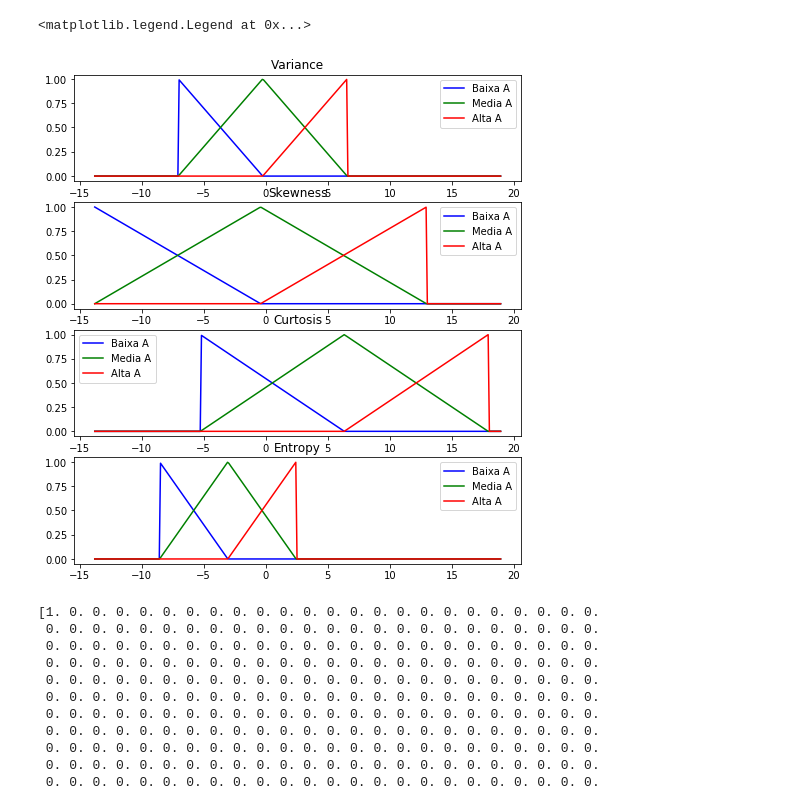
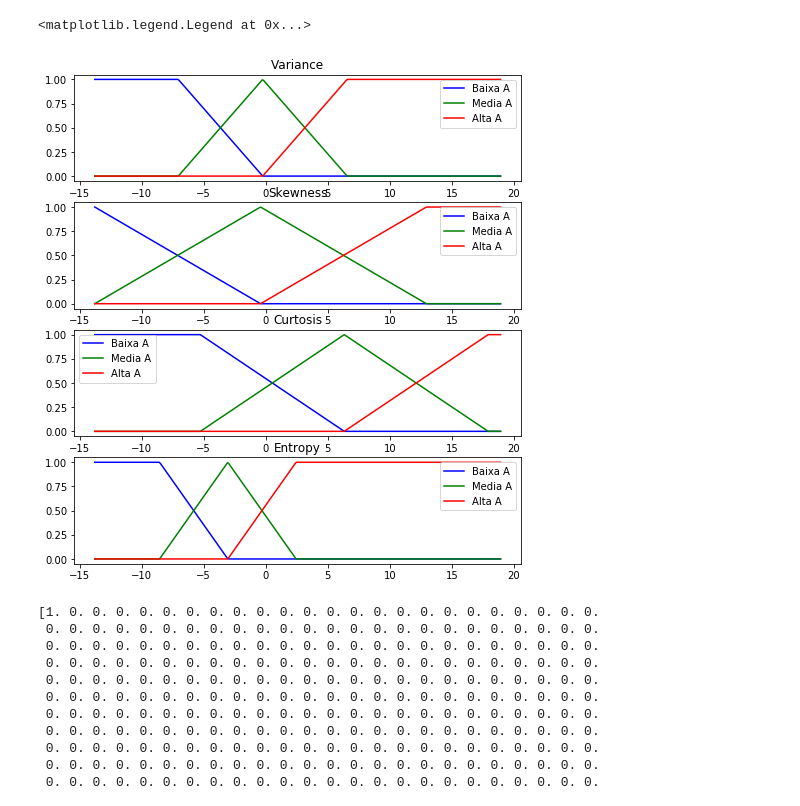
Before and after one commit to Minoro/data-science-theory, a Jupyter notebook: IA/fuzzy/Exercício de Fuzzy.ipynb, the cells around one changed output. Drawn from its saved outputs; the diff is of its cells as text; code cells hidden in the pictures.

```diff
--- a/IA/fuzzy/Exercício de Fuzzy.ipynb
+++ b/IA/fuzzy/Exercício de Fuzzy.ipynb
@@ -204,18 +147,33 @@ def get_min_max_step(data):
 
     return min_v, max_v, step
 
+def fill_array(data, start='left'):
+    i = 0
+    step = 1
+
+    if start == 'right':
+        i = -1
+        step = -1;
+
+    while data[i] == 0:
+        data[i] = 1
+        i += step
+    return data
+
 def build_trimf(data, min_abs, max_abs):
     min_v, max_v, step = get_min_max_step(data)
     x_data = np.arange(min_abs, max_abs + 1, 0.1)
 
     data_lo = fuzz.trimf(x_data, [min_v, min_v, (min_v + step)])
+    data_lo = fill_array(data_lo, 'left')
+
     data_md = fuzz.trimf(x_data, [min_v, (min_v + step), max_v])
+
     data_hi = fuzz.trimf(x_data, [(min_v + step), max_v, max_v])
+    data_hi = fill_array(data_hi, 'right')
+
 
     return data_lo, data_md, data_hi, x_data
-
-# def pad_functions(var_f, ske_f, cur_f, ent_f):
-#     max_x = max(var_f.shape[0], ske_f.shape[0], cur_f.shape[0], ent_f.shape[0])
 
 
 
@@ -247,34 +205,34 @@ entropy_f = {'low':entropy_lo, 'medium': entropy_md, 'high': entropy_hi}
 
 # Visualize these universes and membership functions
 fig, (ax0, ax1, ax2, ax3) = plt.subplots(nrows=4, figsize=(8, 9))
 
 
 ax0.plot(x_variance_data, variance_lo, 'b', linewidth=1.5, label='Baixa A')
 ax0.plot(x_variance_data, variance_md, 'g', linewidth=1.5, label='Media A')
 ax0.plot(x_variance_data, variance_hi, 'r', linewidth=1.5, label='Alta A')
 ax0.set_title('Variance')
 ax0.legend()
 
 ax1.plot(x_skewness_data, skewness_lo, 'b', linewidth=1.5, label='Baixa A')
 ax1.plot(x_skewness_data, skewness_md, 'g', linewidth=1.5, label='Media A')
 ax1.plot(x_skewness_data, skewness_hi, 'r', linewidth=1.5, label='Alta A')
 ax1.set_title('Skewness')
 ax1.legend()
 
 ax2.plot(x_curtosis_data, curtosis_lo, 'b', linewidth=1.5, label='Baixa A')
 ax2.plot(x_curtosis_data, curtosis_md, 'g', linewidth=1.5, label='Media A')
 ax2.plot(x_curtosis_data, curtosis_hi, 'r', linewidth=1.5, label='Alta A')
 ax2.set_title('Curtosis')
 ax2.legend()
 
 ax3.plot(x_entropy_data, entropy_lo, 'b', linewidth=1.5, label='Baixa A')
 ax3.plot(x_entropy_data, entropy_md, 'g', linewidth=1.5, label='Media A')
 ax3.plot(x_entropy_data, entropy_hi, 'r', linewidth=1.5, label='Alta A')
 ax3.set_title('Entropy')
 ax3.legend()
 # %% [output]
 <matplotlib.legend.Legend at 0x...>
-[figure, old version]
+[figure, new version]
 # %%
 from collections import Counter
 
```
Also changed, not shown: parts of 7 cells of this notebook.
